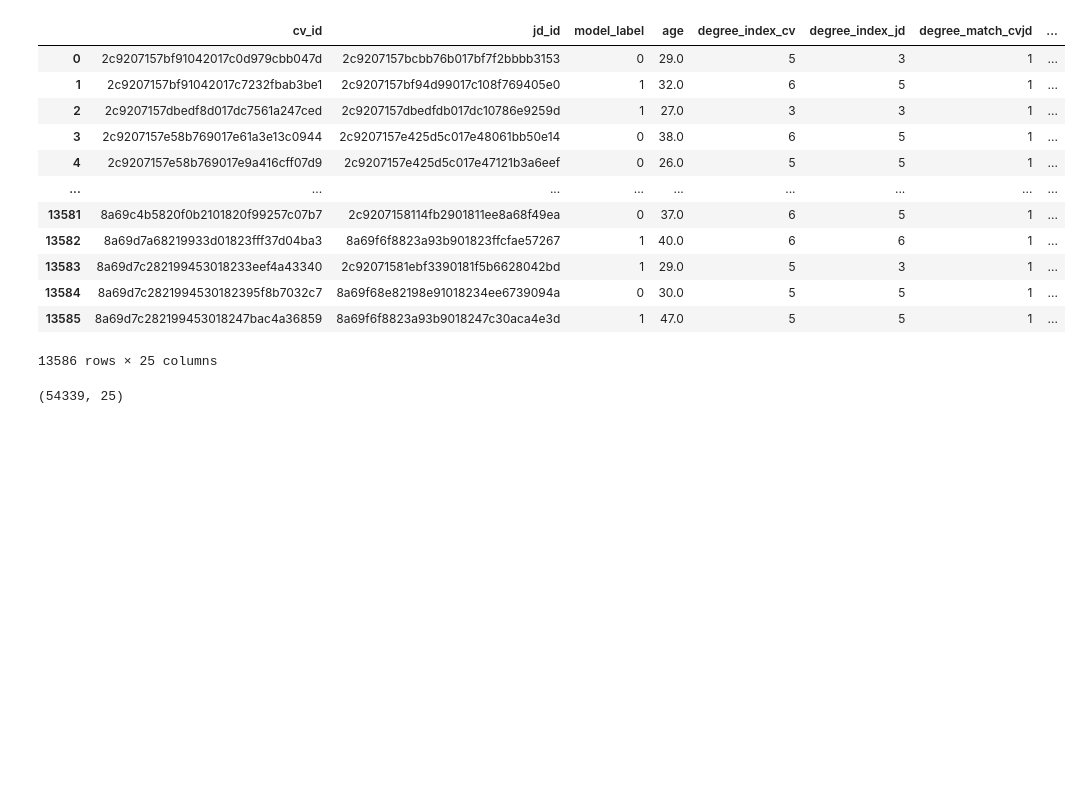
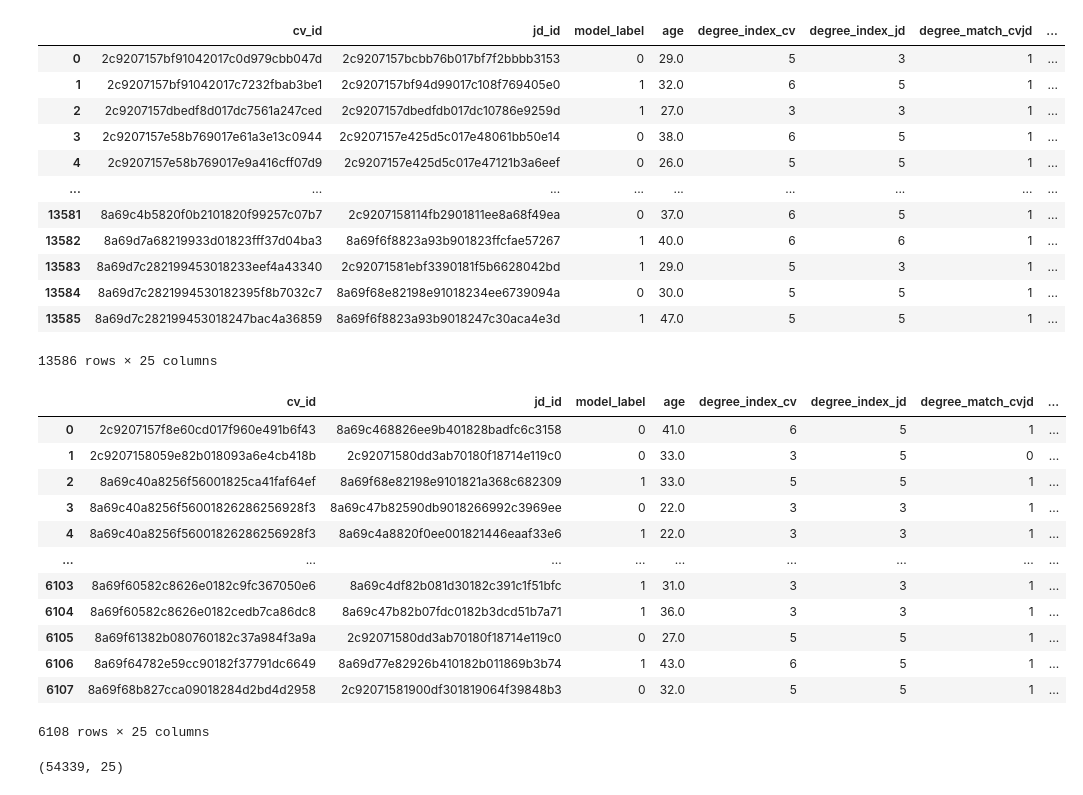
Before and after one commit to slowisfast2030/generalization, a Jupyter notebook: thu_model_train.ipynb, the cells around one changed output. Drawn from its saved outputs; the diff is of its cells as text; code cells hidden in the pictures; blank space fills up the shorter version.

```diff
--- a/thu_model_train.ipynb
+++ b/thu_model_train.ipynb
@@ -45,3 +47,20 @@ sample_test_pickle
+# %%
+sample_gen_pickle = sample_gen_pickle.reset_index(drop=True)
+sample_gen_pickle
+# %% [output]
+|  | cv_id | jd_id | model_label | age | degree_index_cv | degree_index_jd | degree_match_cvjd | ... |
+| 0 | 2c9207157f8e60cd017f960e491b6f43 | 8a69c468826ee9b401828badfc6c3158 | 0 | 41.0 | 6 | 5 | 1 | ... |
+| 1 | 2c9207158059e82b018093a6e4cb418b | 2c92071580dd3ab70180f18714e119c0 | 0 | 33.0 | 3 | 5 | 0 | ... |
+| 2 | 8a69c40a8256f56001825ca41faf64ef | 8a69f68e82198e9101821a368c682309 | 1 | 33.0 | 5 | 5 | 1 | ... |
+| 3 | 8a69c40a8256f56001826286256928f3 | 8a69c47b82590db9018266992c3969ee | 0 | 22.0 | 3 | 3 | 1 | ... |
+| 4 | 8a69c40a8256f56001826286256928f3 | 8a69c4a8820f0ee001821446eaaf33e6 | 1 | 22.0 | 3 | 3 | 1 | ... |
+| ... | ... | ... | ... | ... | ... | ... | ... | ... |
+| 6103 | 8a69f60582c8626e0182c9fc367050e6 | 8a69c4df82b081d30182c391c1f51bfc | 1 | 31.0 | 3 | 3 | 1 | ... |
+| 6104 | 8a69f60582c8626e0182cedb7ca86dc8 | 8a69c47b82b07fdc0182b3dcd51b7a71 | 1 | 36.0 | 3 | 3 | 1 | ... |
+| 6105 | 8a69f61382b080760182c37a984f3a9a | 2c92071580dd3ab70180f18714e119c0 | 0 | 27.0 | 5 | 5 | 1 | ... |
+| 6106 | 8a69f64782e59cc90182f37791dc6649 | 8a69d77e82926b410182b011869b3b74 | 1 | 43.0 | 6 | 5 | 1 | ... |
+| 6107 | 8a69f68b827cca09018284d2bd4d2958 | 2c92071581900df301819064f39848b3 | 0 | 32.0 | 5 | 5 | 1 | ... |
+6108 rows × 25 columns
 # %%
 sample_train_pickle.shape
 # %% [output]
```
Also changed, not shown: parts of 8 cells of this notebook.
